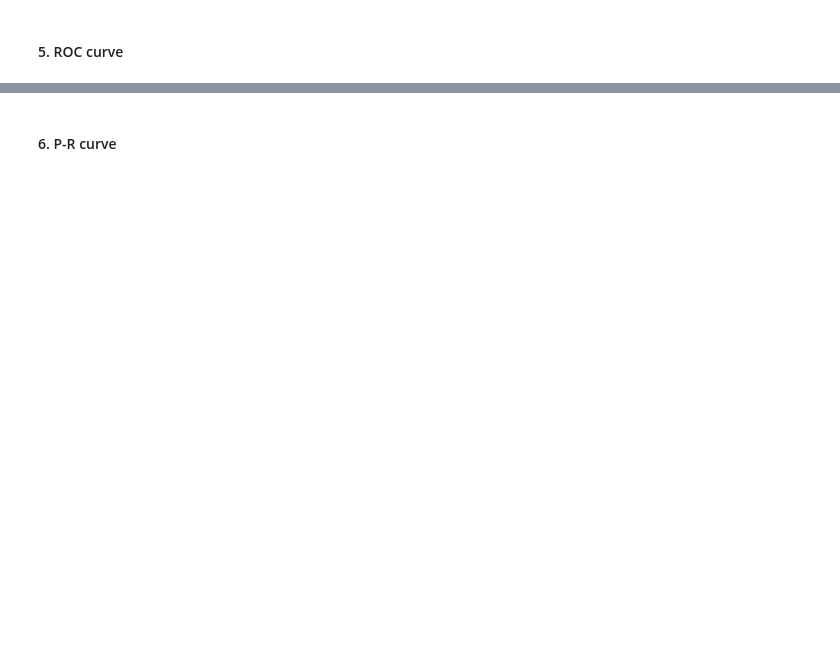
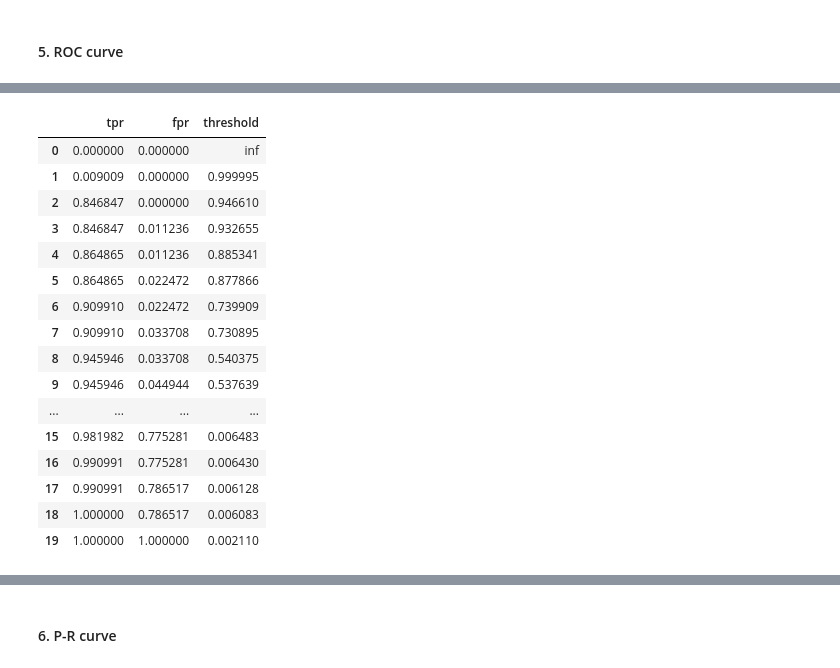
Before and after one commit to ianu717/2026-02-BILBAO-FT-Data-Science, a Jupyter notebook: 3-Machine_Learning/1-Supervisado/2-Classification/4-Logistic_Regression/ejercicios/Logistic-regression predict-ad-click_Unai.ipynb, the cells around one changed output, grey strips where cells are left out. Saved outputs shown, nothing was run; the diff lists cells and outputs as text; code cells hidden in the pictures; blank space fills up the shorter version.

```diff
--- a/3-Machine_Learning/1-Supervisado/2-Classification/4-Logistic_Regression/ejercicios/Logistic-regression predict-ad-click_Unai.ipynb
+++ b/3-Machine_Learning/1-Supervisado/2-Classification/4-Logistic_Regression/ejercicios/Logistic-regression predict-ad-click_Unai.ipynb
@@ -167,0 +586,20 @@ from sklearn.metrics import accuracy_score, confusion_matrix, precision_score, r
+# %%
+pd.DataFrame({"tpr":tpr, "fpr":fpr, "threshold":threshold})
+# %% [output]
+|  | tpr | fpr | threshold |
+| 0 | 0.000000 | 0.000000 | inf |
+| 1 | 0.009009 | 0.000000 | 0.999995 |
+| 2 | 0.846847 | 0.000000 | 0.946610 |
+| 3 | 0.846847 | 0.011236 | 0.932655 |
+| 4 | 0.864865 | 0.011236 | 0.885341 |
+| 5 | 0.864865 | 0.022472 | 0.877866 |
+| 6 | 0.909910 | 0.022472 | 0.739909 |
+| 7 | 0.909910 | 0.033708 | 0.730895 |
+| 8 | 0.945946 | 0.033708 | 0.540375 |
+| 9 | 0.945946 | 0.044944 | 0.537639 |
+| ... | ... | ... | ... |
+| 15 | 0.981982 | 0.775281 | 0.006483 |
+| 16 | 0.990991 | 0.775281 | 0.006430 |
+| 17 | 0.990991 | 0.786517 | 0.006128 |
+| 18 | 1.000000 | 0.786517 | 0.006083 |
+| 19 | 1.000000 | 1.000000 | 0.002110 |
```
Also changed, not shown: parts of 65 cells of this notebook, 1 other file.
